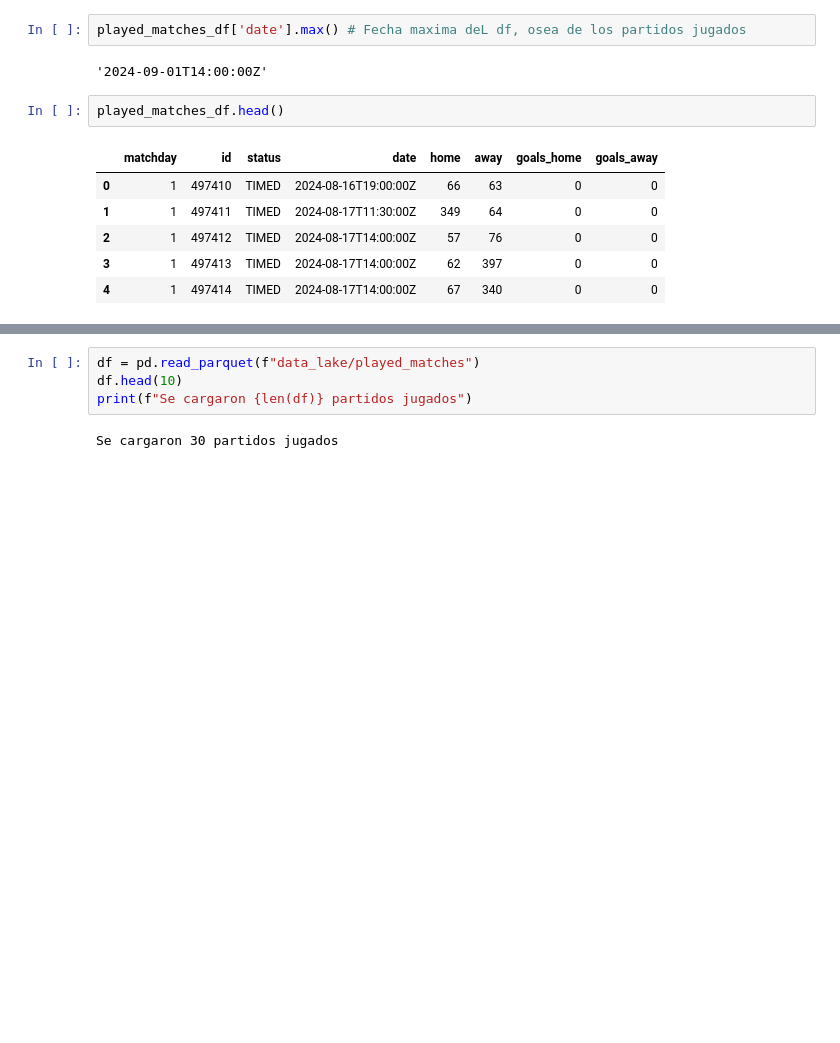
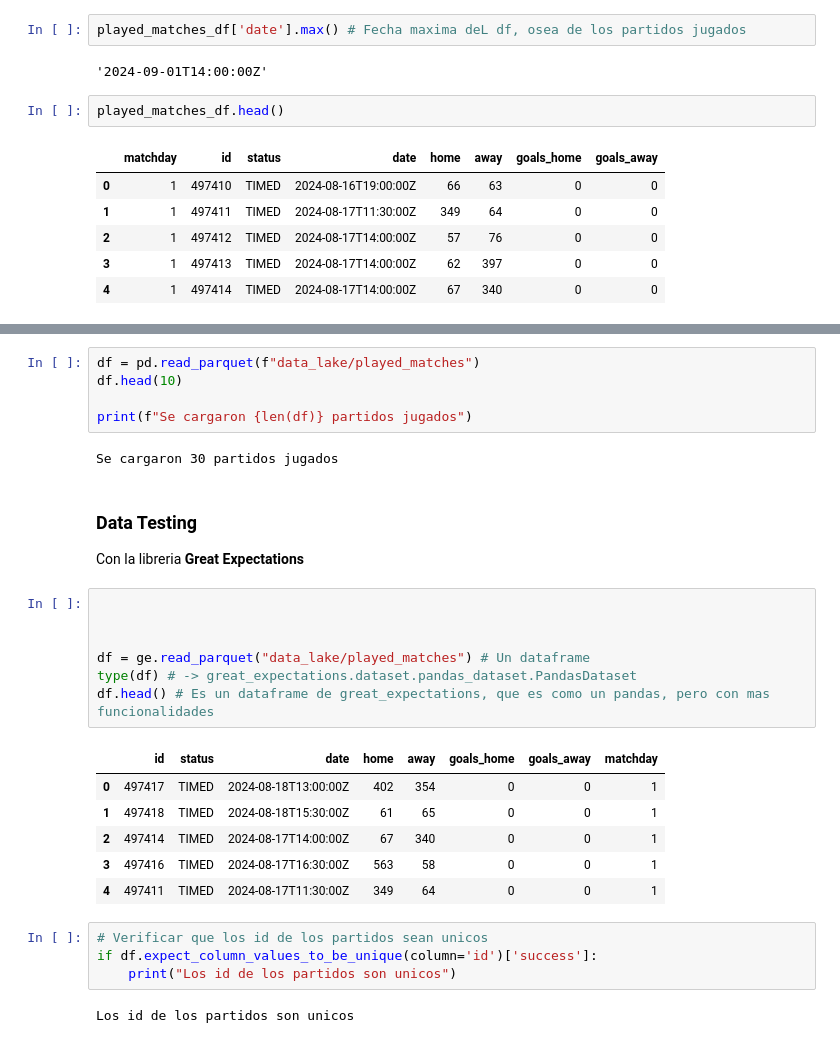
Before and after one commit to RaphaelNicaise/DataEngineering_PremierLeague, a Jupyter notebook: Extraccion_datos_football_data.ipynb, the cells around one changed output, grey strips where cells are left out. Drawn from its saved outputs; the diff is of its cells as text; blank space fills up the shorter version.

Commit message:
add: module great_expectations  agregado

```diff
--- a/Extraccion_datos_football_data.ipynb
+++ b/Extraccion_datos_football_data.ipynb
@@ -413,6 +422,31 @@ df
 # %%
 df = pd.read_parquet(f"data_lake/played_matches")
 df.head(10)
+
 print(f"Se cargaron {len(df)} partidos jugados")
 # %% [output]
 Se cargaron 30 partidos jugados
+# %% [markdown]
+### Data Testing
+
+Con la libreria **Great Expectations**
+# %%
+
+
+
+df = ge.read_parquet("data_lake/played_matches") # Un dataframe
+type(df) # -> great_expectations.dataset.pandas_dataset.PandasDataset
+df.head() # Es un dataframe de great_expectations, que es como un pandas, pero con mas funcionalidades
+# %% [output]
+|  | id | status | date | home | away | goals_home | goals_away | matchday |
+| 0 | 497417 | TIMED | 2024-08-18T13:00:00Z | 402 | 354 | 0 | 0 | 1 |
+| 1 | 497418 | TIMED | 2024-08-18T15:30:00Z | 61 | 65 | 0 | 0 | 1 |
+| 2 | 497414 | TIMED | 2024-08-17T14:00:00Z | 67 | 340 | 0 | 0 | 1 |
+| 3 | 497416 | TIMED | 2024-08-17T16:30:00Z | 563 | 58 | 0 | 0 | 1 |
+| 4 | 497411 | TIMED | 2024-08-17T11:30:00Z | 349 | 64 | 0 | 0 | 1 |
+# %%
+# Verificar que los id de los partidos sean unicos
+if df.expect_column_values_to_be_unique(column='id')['success']:
+    print("Los id de los partidos son unicos")
+# %% [output]
+Los id de los partidos son unicos
```
Also changed, not shown: parts of 14 cells of this notebook.
